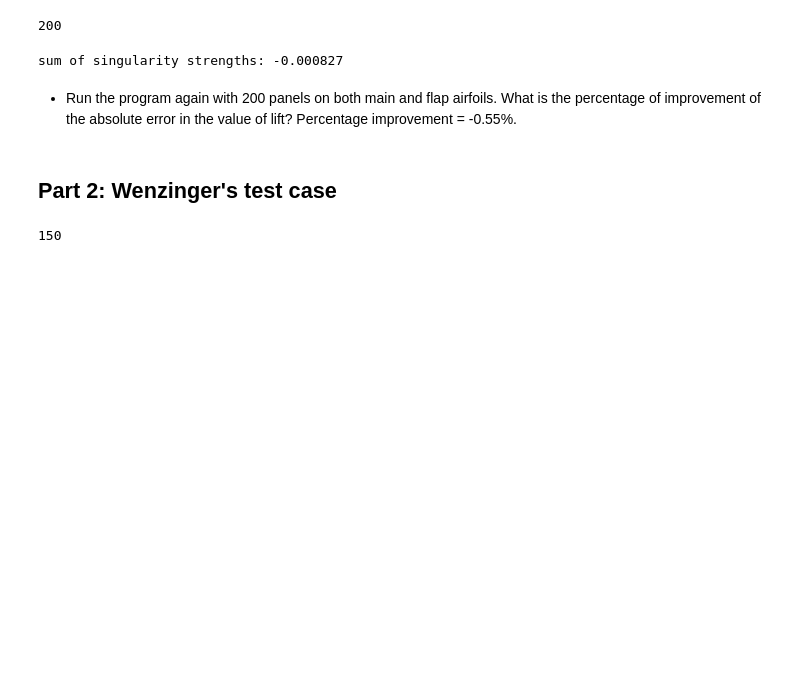
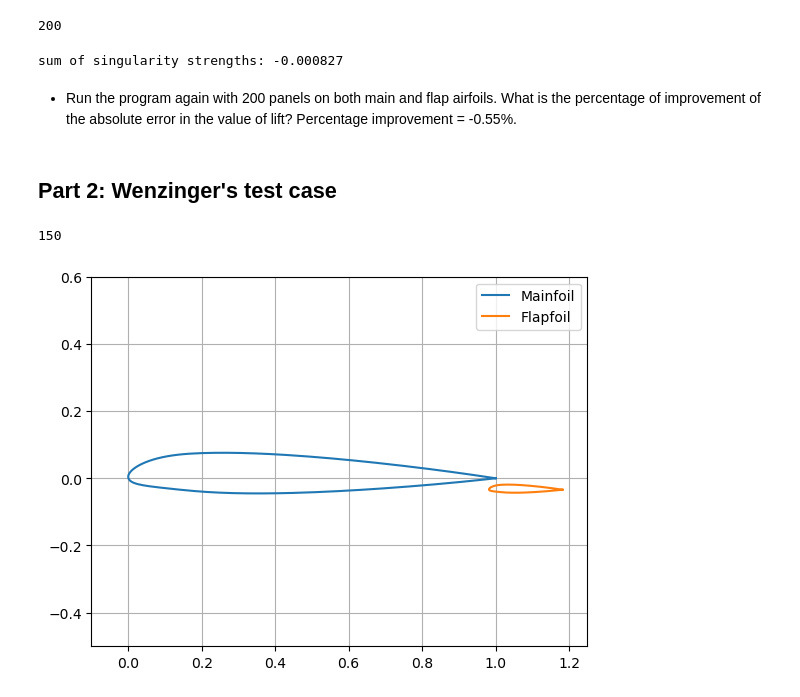
Before and after one commit to mathieucadei/AeroPython, a Jupyter notebook: lessons/assignments/11_Lesson11_Assignment.ipynb, the cells around one changed output. Saved outputs shown, nothing was run; the diff lists cells and outputs as text; code cells hidden in the pictures; blank space fills up the shorter version.

```diff
--- a/lessons/assignments/11_Lesson11_Assignment.ipynb
+++ b/lessons/assignments/11_Lesson11_Assignment.ipynb
@@ -721,3 +721,15 @@ N = len(x_mainfoil[:-1])
 N
 # %% [output]
 150
+# %%
+fig, ax = plt.subplots()
+
+ax.plot(x_mainfoil, y_mainfoil, label='Mainfoil')
+ax.plot(x_flapfoil, y_flapfoil, label='Flapfoil')
+ax.set_xlim(-0.1, 1.25)
+ax.set_ylim(-0.5, 0.6)
+ax.grid()
+ax.legend()
+plt.show()
+# %% [output]
+[figure, added]
```
Also changed, not shown: parts of 9 cells of this notebook, 3 other files.
